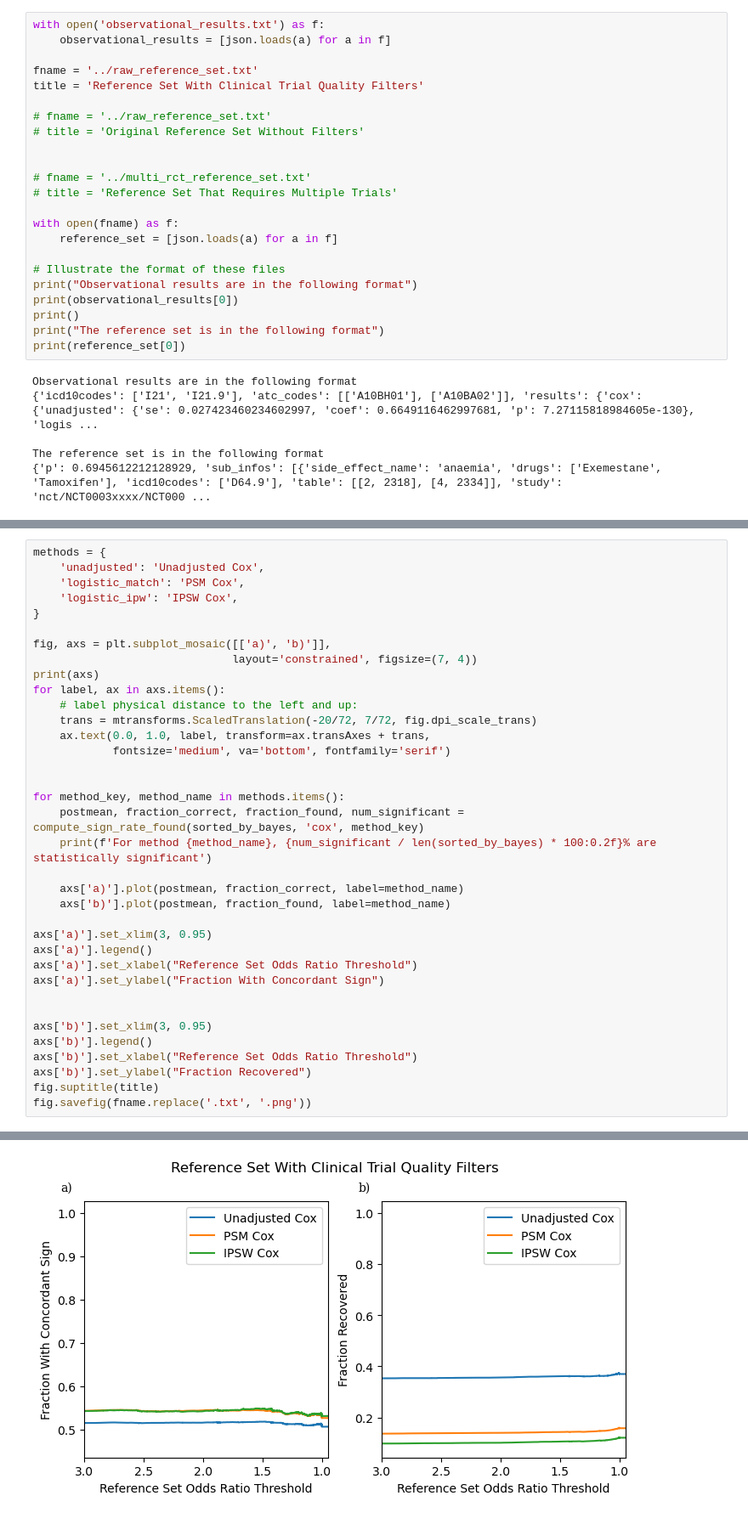
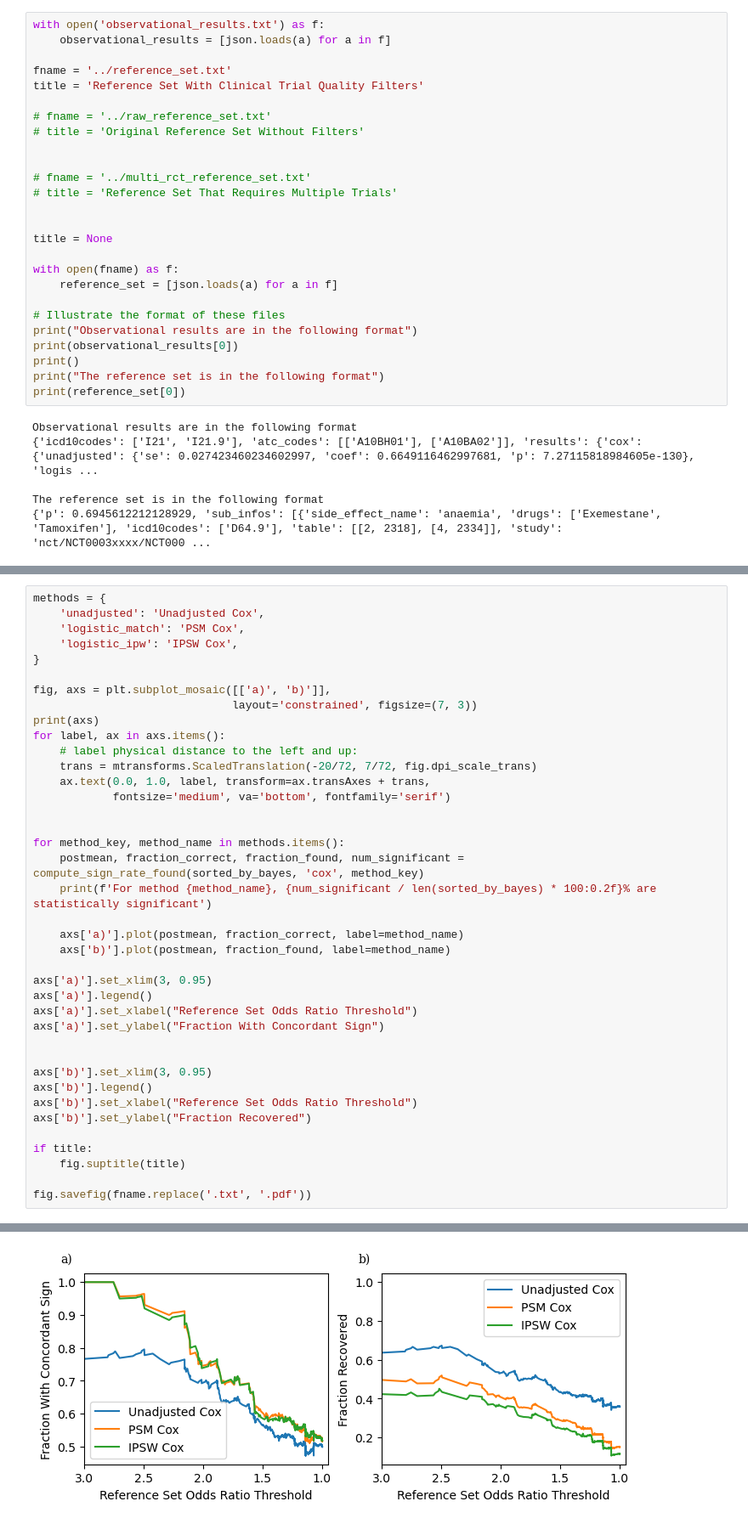
Before and after one commit to som-shahlab/TrialProbe, a Jupyter notebook: analyze_methods/plot.ipynb, the cells around one changed output, grey strips where cells are left out. Shown: that part at 85% size. Cells and saved outputs as stored; diff of their text form.

```diff
--- a/analyze_methods/plot.ipynb
+++ b/analyze_methods/plot.ipynb
@@ -9,7 +9,7 @@ from utils import join_reference_set_and_results, compute_sign_rate_found
 with open('observational_results.txt') as f:
     observational_results = [json.loads(a) for a in f]
 
-fname = '../raw_reference_set.txt'
+fname = '../reference_set.txt'
 title = 'Reference Set With Clinical Trial Quality Filters'
 
 # fname = '../raw_reference_set.txt'
@@ -18,6 +18,9 @@ title = 'Reference Set With Clinical Trial Quality Filters'
 
 # fname = '../multi_rct_reference_set.txt'
 # title = 'Reference Set That Requires Multiple Trials'
+
+
+title = None
 
 with open(fname) as f:
     reference_set = [json.loads(a) for a in f]
@@ -50,7 +53,7 @@ methods = {
 }
 
 fig, axs = plt.subplot_mosaic([['a)', 'b)']],
-                              layout='constrained', figsize=(7, 4))
+                              layout='constrained', figsize=(7, 3))
 print(axs)
 for label, ax in axs.items():
     # label physical distance to the left and up:
@@ -76,7 +79,10 @@ axs['b)'].set_xlim(3, 0.95)
 axs['b)'].legend()
 axs['b)'].set_xlabel("Reference Set Odds Ratio Threshold")
 axs['b)'].set_ylabel("Fraction Recovered")
-fig.suptitle(title)
-fig.savefig(fname.replace('.txt', '.png'))
+
+if title:
+    fig.suptitle(title)
+
+fig.savefig(fname.replace('.txt', '.pdf'))
 # %% [output]
 {'a)': <Axes: label='a)'>, 'b)': <Axes: label='b)'>}
@@ -86 +92 @@ For method IPSW Cox, 22.73% are statistically significant
-[figure, old version]
+[figure, new version]
```
Also changed, not shown: parts of 2 cells of this notebook, 16 other files.
